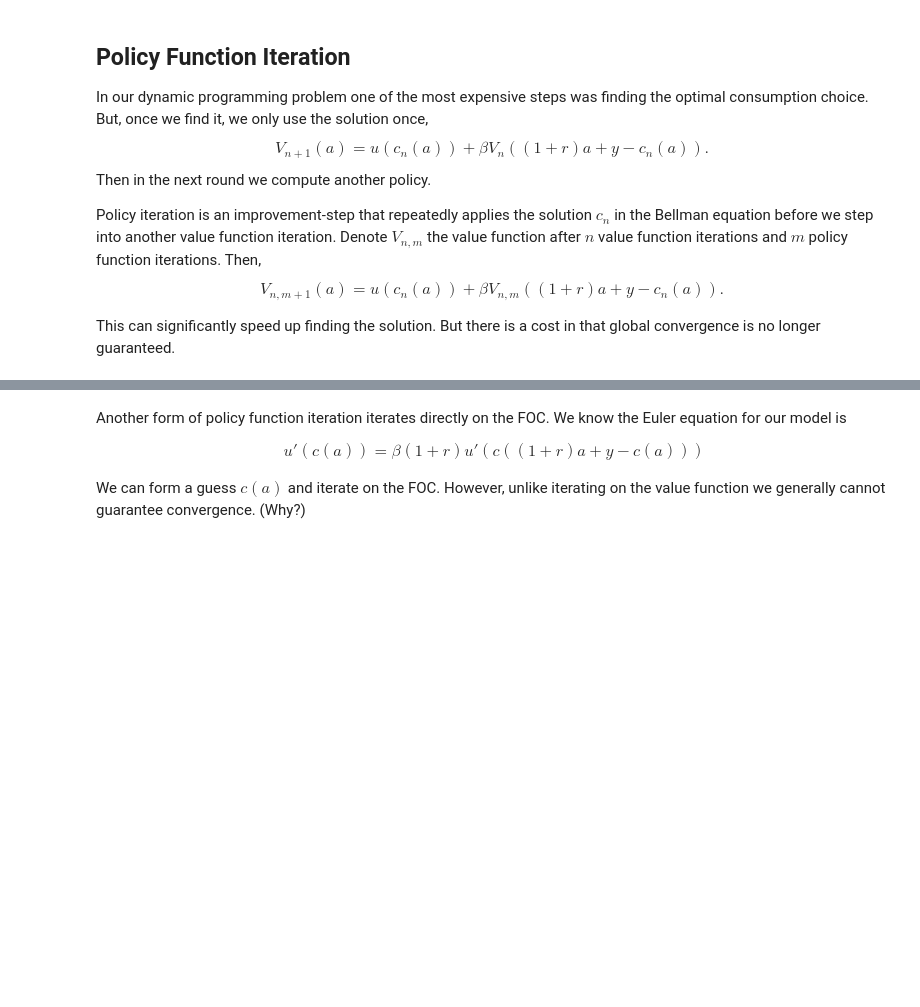
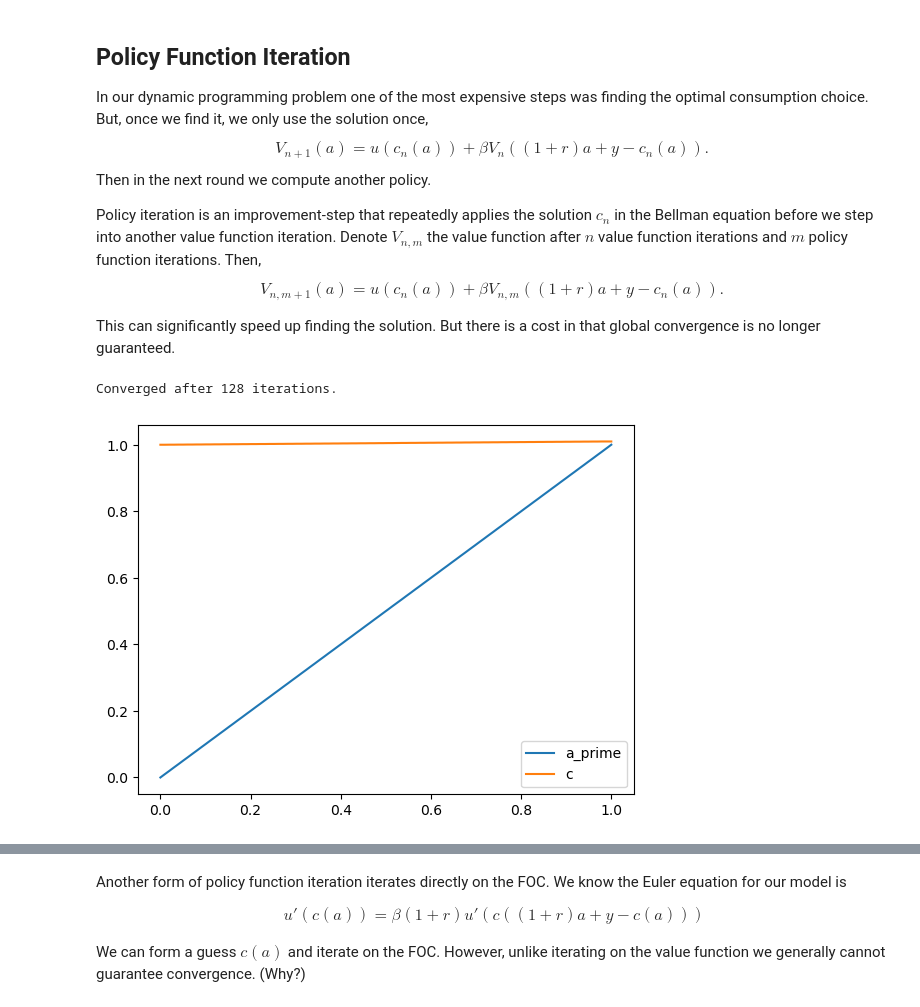
Before and after one commit to johanneswieland/281-Computational, a Jupyter notebook: Topic 2/policyiteration.ipynb, the cells around one changed output, grey strips where cells are left out. Cells and saved outputs as stored; diff of their text form; code cells hidden in the pictures; blank space fills up the shorter version.

```diff
--- a/Topic 2/policyiteration.ipynb
+++ b/Topic 2/policyiteration.ipynb
@@ -24,0 +23,64 @@ This can significantly speed up finding the solution. But there is a cost in tha
+# %%
+import numpy as np
+from scipy.interpolate import interp1d
+import matplotlib.pyplot as plt
+
+# same setup as before
+max_iter = 2000
+policy_iter = 10
+tolerance = 1e-7
+iteration = 0
+
+# fix parameters beta, r, and y
+beta = 0.99
+r = (1/beta) - 1
+y = 1
+amin = 0
+amax = 1
+grid_size = 100
+
+# define asset grid
+a = np.linspace(amin, amax, grid_size)
+
+# initial guess for the value function
+v0 = np.log(np.linspace(1, 10, grid_size))
+
+# define utility function --- makes it easy to change later
+def utility(c):
+    return np.log(c)
+
+v_new = v0
+
+# Howard iteration in value function consumption problem
+while iteration < max_iter:
+    v_old = v_new
+    c_candidates = y + np.linspace(-0.1, 0.1, 1000)
+    a_prime_candidates = (1+r)*a[np.newaxis, :] + y - c_candidates[:, np.newaxis]
+    f_interp = interp1d(a, v_old, kind='linear', bounds_error=False, fill_value='extrapolate')
+    v_prime_candidates = f_interp(a_prime_candidates)
+    utility_values = utility(c_candidates[:, np.newaxis]) + beta * v_prime_candidates
+    c_index = np.argmax(utility_values, axis=0)
+    c = c_candidates[c_index]
+    v_new = np.max(utility_values, axis=0)
+
+    # howard iteration
+    for _ in range(policy_iter):
+        a_prime = (1+r)*a + y - c
+        f_interp = interp1d(a, v_new, kind='linear', bounds_error=False, fill_value='extrapolate')
+        v_new = utility(c) + beta * f_interp(a_prime)
+
+    if np.max(np.abs(v_new - v_old)) < tolerance:
+        print(f'Converged after {iteration} iterations.')
+        break
+    iteration += 1
+
+# plot the value function and the initial guess v0
+plt.plot(a, a_prime, label='a_prime')
+plt.plot(a, c, label='c')
+plt.legend()
+plt.show()
+
+print(c)
+# %% [output]
+Converged after 128 iterations.
+[figure, added]
```
Also changed, not shown: parts of 2 cells of this notebook, 1 other file.
